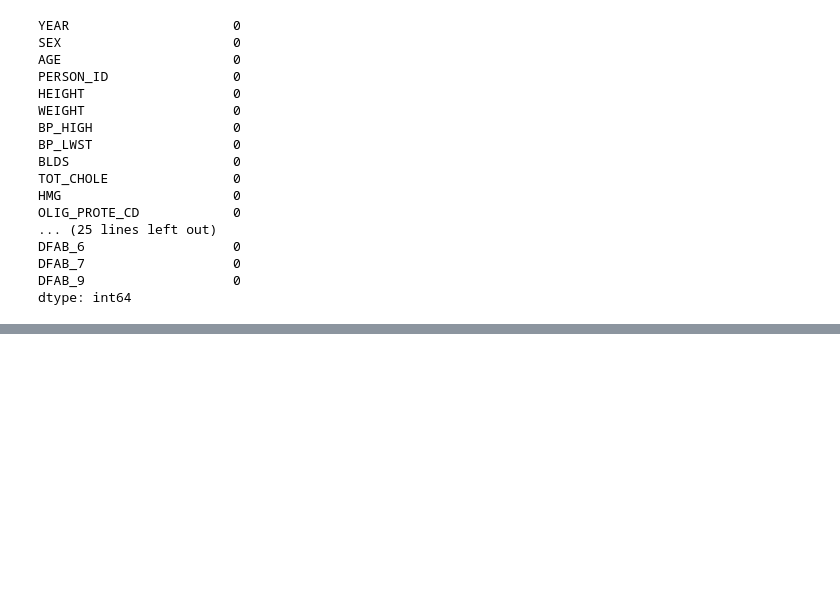
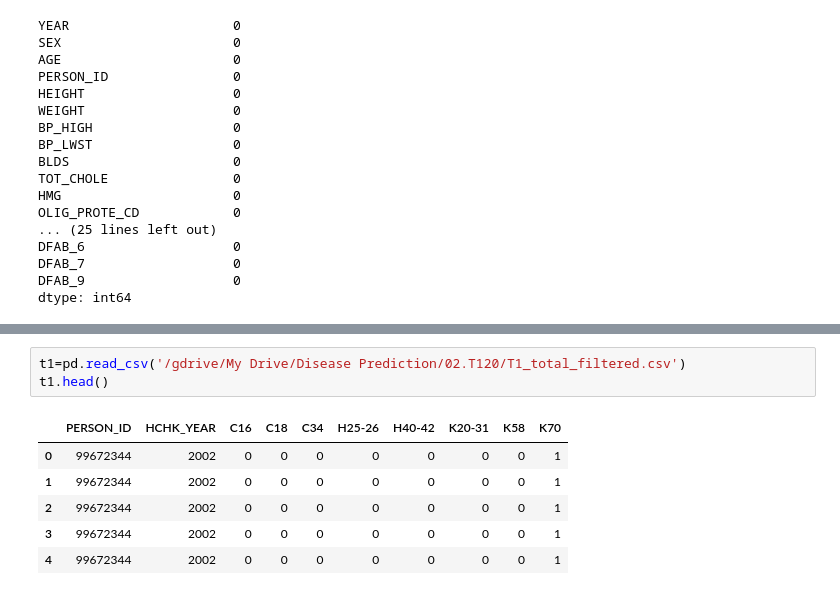
Before and after one commit to JoonYoung-Sohn/practice, a Jupyter notebook: Disease Prediction/201227_dataprocessing.ipynb, the cells around one changed output, grey strips where cells are left out. Cells and saved outputs as stored; diff of their text form; blank space fills up the shorter version.

```diff
--- a/Disease Prediction/201227_dataprocessing.ipynb
+++ b/Disease Prediction/201227_dataprocessing.ipynb
@@ -167,0 +216,10 @@ files.download('jk_gj_merge.csv')
+# %%
+t1=pd.read_csv('/gdrive/My Drive/Disease Prediction/02.T120/T1_total_filtered.csv')
+t1.head()
+# %% [output]
+|  | PERSON_ID | HCHK_YEAR | C16 | C18 | C34 | H25-26 | H40-42 | K20-31 | K58 | K70 |
+| 0 | 99672344 | 2002 | 0 | 0 | 0 | 0 | 0 | 0 | 0 | 1 |
+| 1 | 99672344 | 2002 | 0 | 0 | 0 | 0 | 0 | 0 | 0 | 1 |
+| 2 | 99672344 | 2002 | 0 | 0 | 0 | 0 | 0 | 0 | 0 | 1 |
+| 3 | 99672344 | 2002 | 0 | 0 | 0 | 0 | 0 | 0 | 0 | 1 |
+| 4 | 99672344 | 2002 | 0 | 0 | 0 | 0 | 0 | 0 | 0 | 1 |
```
Also changed, not shown: parts of 16 cells of this notebook.
